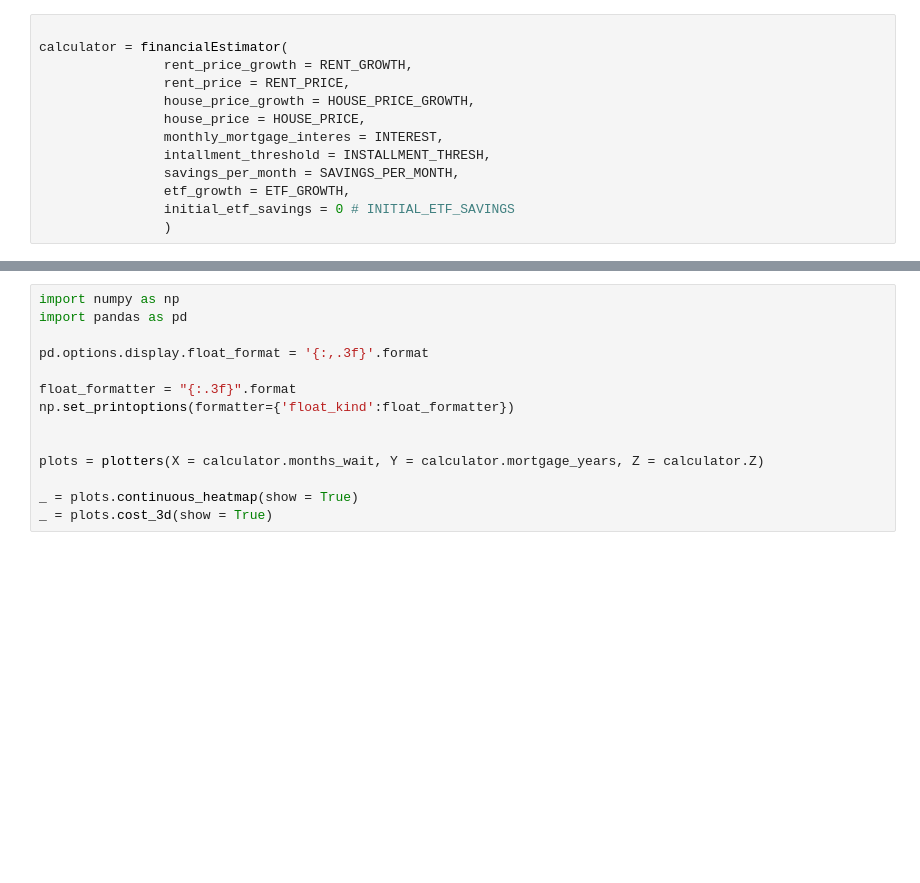
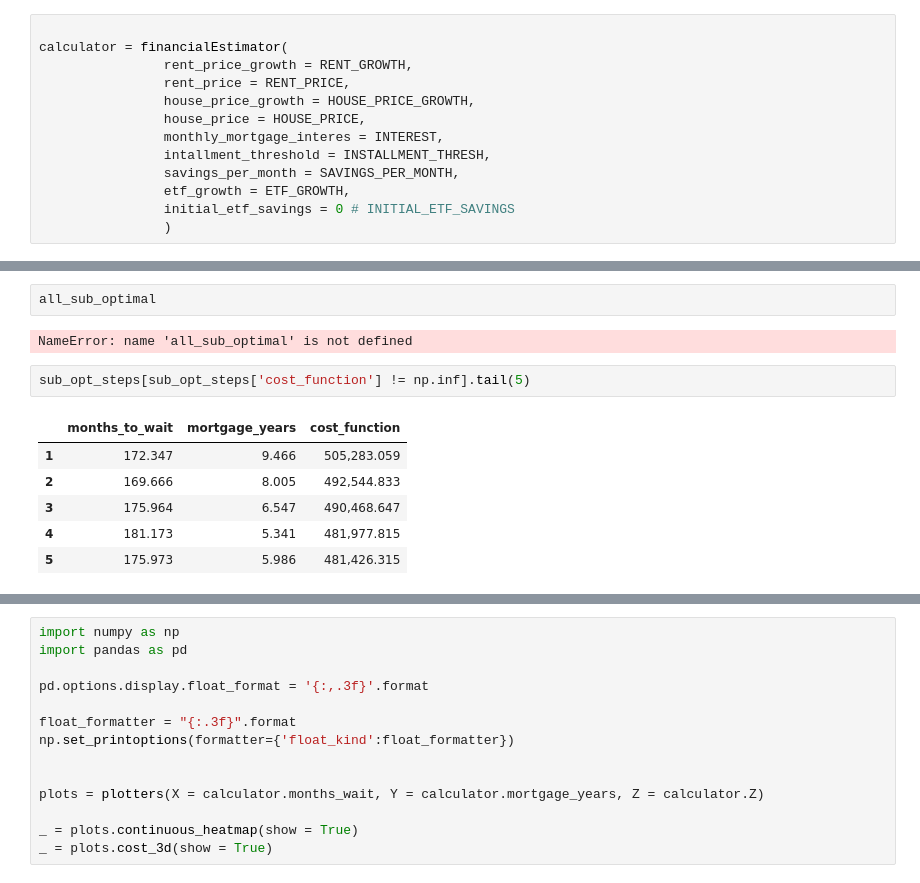
Before and after one commit to lsantamariarojas/mortgage-planner-main, a Jupyter notebook: mortgage-planner-main/mortgage.ipynb, the cells around one changed output, grey strips where cells are left out. Cells and saved outputs as stored; diff of their text form; blank space fills up the shorter version.

```diff
--- a/mortgage-planner-main/mortgage.ipynb
+++ b/mortgage-planner-main/mortgage.ipynb
@@ -58 +58,14 @@ Optimal value of the objective function: 492866.1747304365
+# %%
+all_sub_optimal
+# %% [output]
+NameError: name 'all_sub_optimal' is not defined
+# %%
+sub_opt_steps[sub_opt_steps['cost_function'] != np.inf].tail(5)
+# %% [output]
+|  | months_to_wait | mortgage_years | cost_function |
+| 1 | 172.347 | 9.466 | 505,283.059 |
+| 2 | 169.666 | 8.005 | 492,544.833 |
+| 3 | 175.964 | 6.547 | 490,468.647 |
+| 4 | 181.173 | 5.341 | 481,977.815 |
+| 5 | 175.973 | 5.986 | 481,426.315 |
 # %%
```
Also changed, not shown: parts of 7 cells of this notebook, 5 other files.
